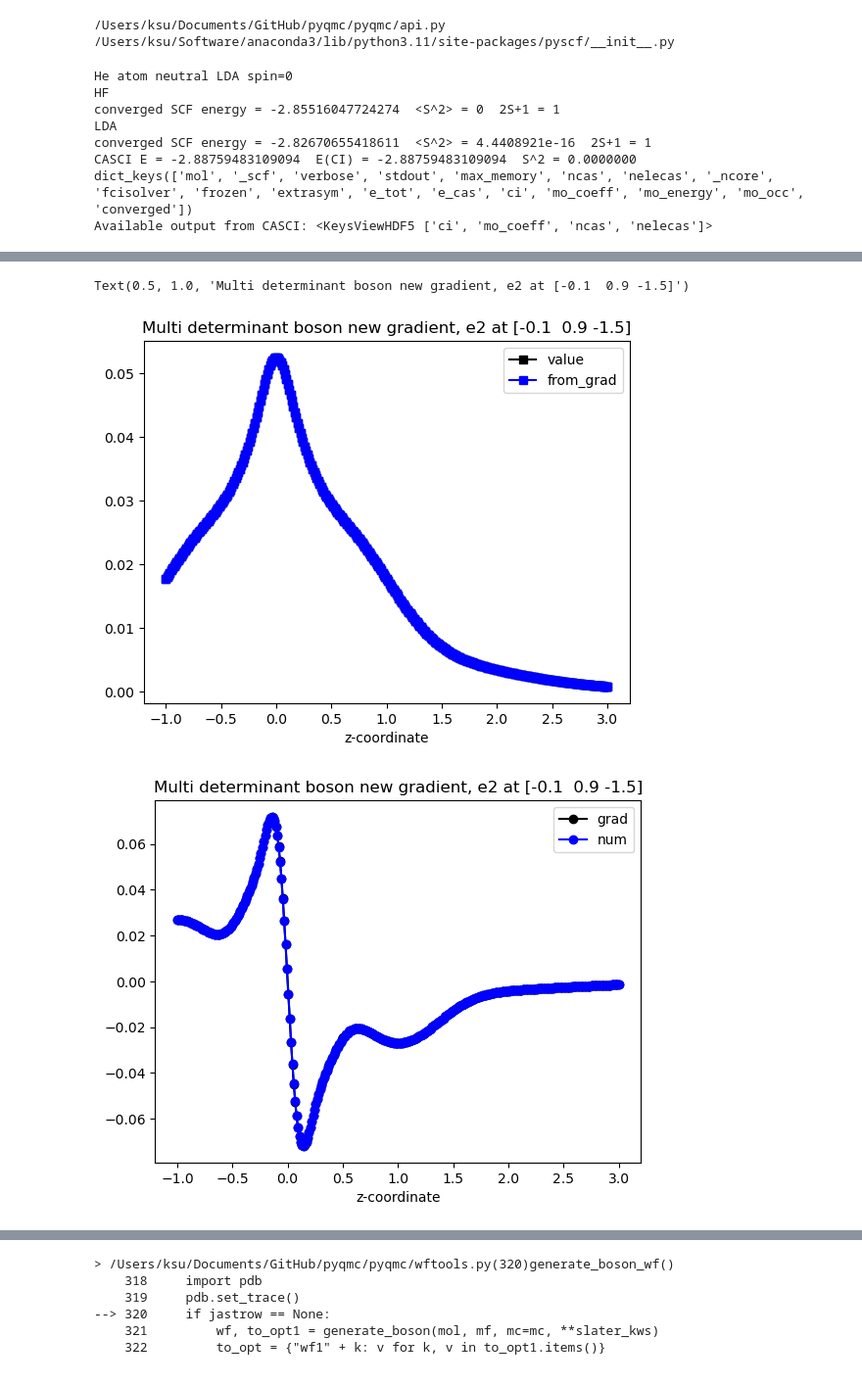
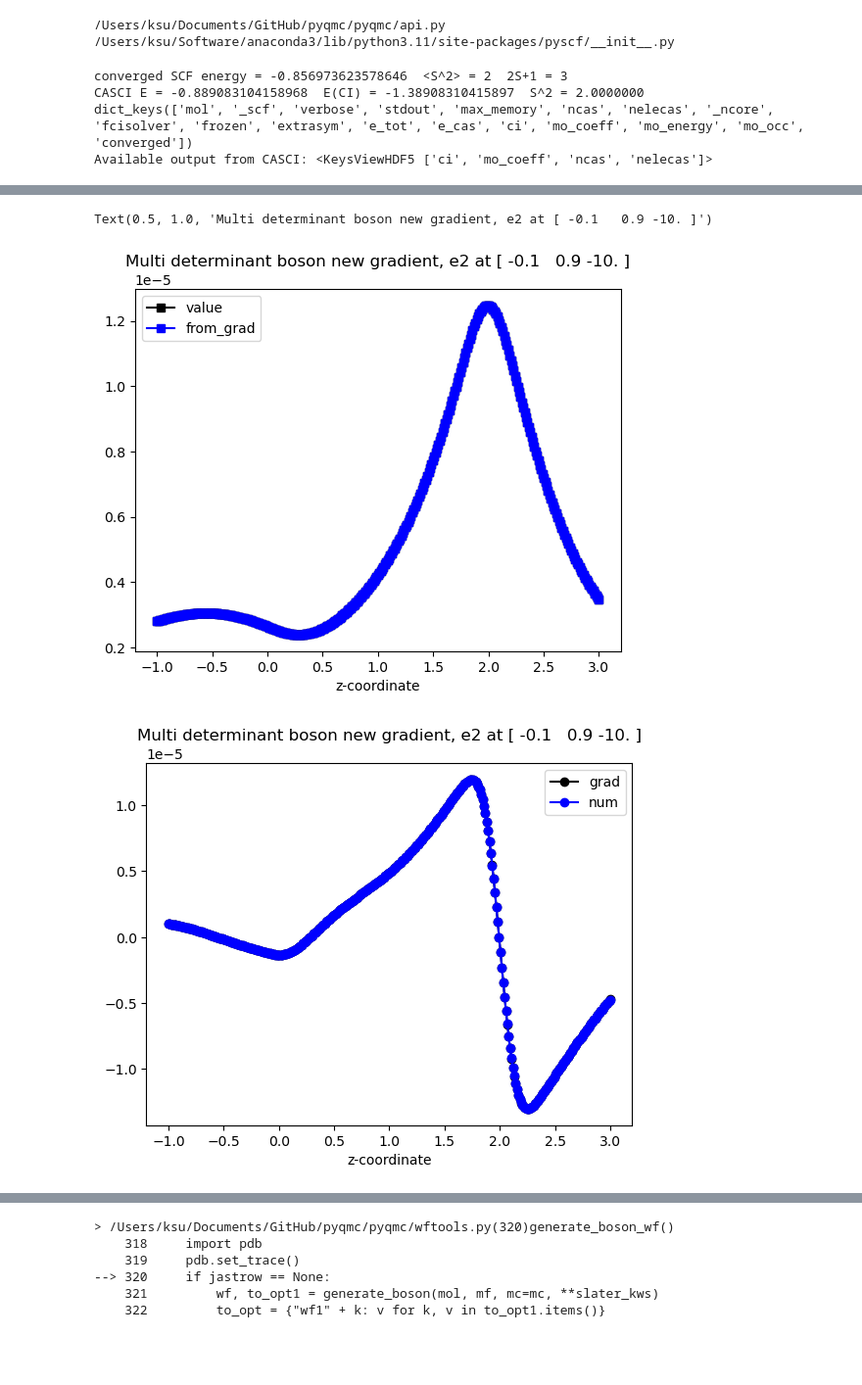
Before and after one commit to kayahans/pyqmc, a Jupyter notebook: pyqmc/gradient_test-multideterminant.ipynb, the cells around one changed output, grey strips where cells are left out. Shown at 98% size. Saved outputs shown, nothing was run; the diff lists cells and outputs as text; code cells hidden in the pictures; blank space fills up the shorter version.

Commit message:
simplified VMC working multi determinant

```diff
--- a/pyqmc/gradient_test-multideterminant.ipynb
+++ b/pyqmc/gradient_test-multideterminant.ipynb
@@ -157,16 +157,12 @@ for fname in ['scf.hdf5','ci.hdf5']:
 scf_checkfile = "scf.hdf5"
 ci_checkfile = "ci.hdf5"
 # mf = run_scf(scf_checkfile)
-mf_lda = run_lda_he(scf_checkfile)
+mf_lda = run_lda_h2(scf_checkfile)
 
 mcc = run_casci(scf_checkfile, ci_checkfile)
 # %% [output]
-He atom neutral LDA spin=0
-HF
-converged SCF energy = -2.85516047724274  <S^2> = 0  2S+1 = 1
-LDA
-converged SCF energy = -2.82670655418611  <S^2> = 4.4408921e-16  2S+1 = 1
-CASCI E = -2.88759483109094  E(CI) = -2.88759483109094  S^2 = 0.0000000
+converged SCF energy = -0.856973623578646  <S^2> = 2  2S+1 = 3
+CASCI E = -0.889083104158968  E(CI) = -1.38908310415897  S^2 = 2.0000000
 dict_keys(['mol', '_scf', 'verbose', 'stdout', 'max_memory', 'ncas', 'nelecas', '_ncore', 'fcisolver', 'frozen', 'extrasym', 'e_tot', 'e_cas', 'ci', 'mo_coeff', 'mo_energy', 'mo_occ', 'converged'])
 Available output from CASCI: <KeysViewHDF5 ['ci', 'mo_coeff', 'ncas', 'nelecas']>
 # %%
@@ -240,6 +249,7 @@ configs = mc.fixed_initial_guess(mol, nconfig)
 e=0
 sign, val, _ = wf.recompute(configs)
 g1, val2, saved = wf.gradient_value(e, configs.electron(e))
+_, psi1, _ = wf.value()
 
 y1 = np.gradient(val)
 y2 = g1
@@ -286,4 +280,4 @@ ipdb>  c
 0.012422360248447228
-Text(0.5, 1.0, 'Multi determinant boson new gradient, e2 at [-0.1  0.9 -1.5]')
+Text(0.5, 1.0, 'Multi determinant boson new gradient, e2 at [ -0.1   0.9 -10. ]')
-[figure, old version]
+[figure, new version]
-[figure, old version]
+[figure, new version]
```
Also changed, not shown: parts of 7 cells of this notebook, 5 other files.
